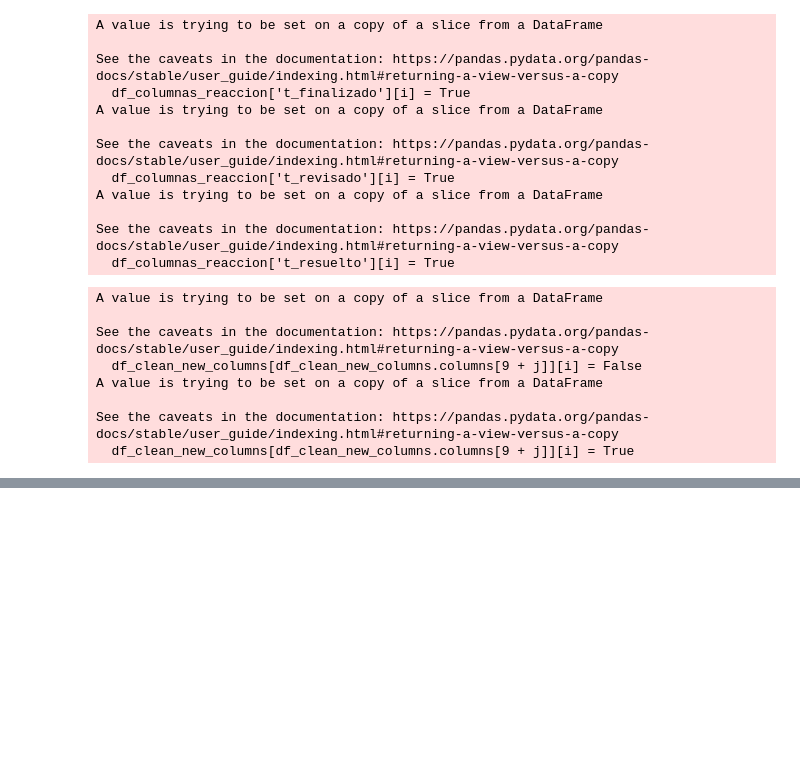
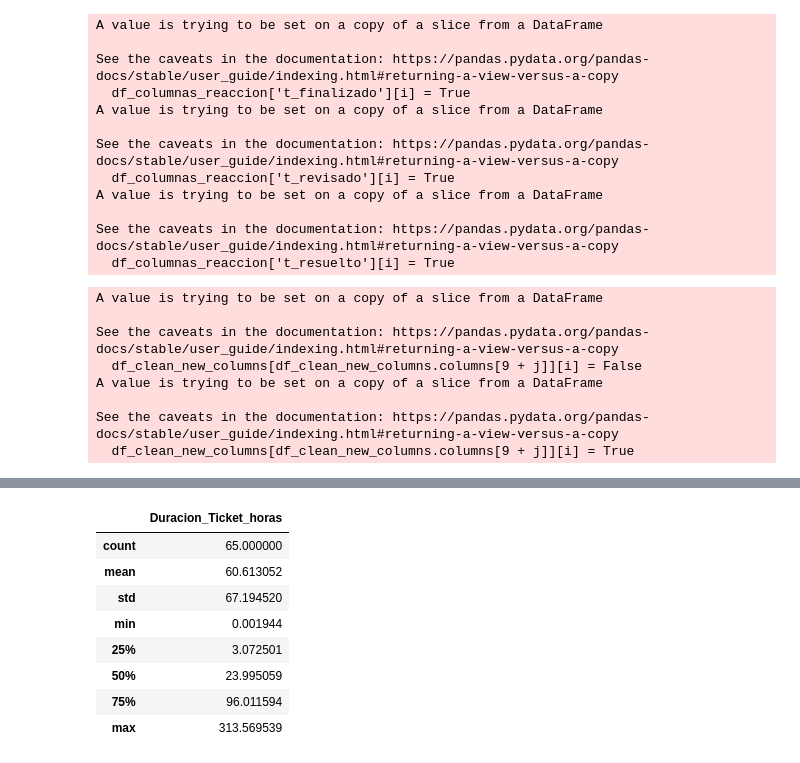
Before and after one commit to andresgs-ds/krino, a Jupyter notebook: Krino-Slack/Tratamiento_de_datos_json.ipynb, the cells around one changed output, grey strips where cells are left out. Cells and saved outputs as stored; diff of their text form; code cells hidden in the pictures; blank space fills up the shorter version.

```diff
--- a/Krino-Slack/Tratamiento_de_datos_json.ipynb
+++ b/Krino-Slack/Tratamiento_de_datos_json.ipynb
@@ -178,8 +180,8 @@ df_users = df_users.rename(columns = {'id': 'Owner'}, inplace=False)
 
 data_clean1 = pd.merge(df_users, df_clean_new_columns, on='Owner', how='outer')
 
-data_clean1 = data_final[data_final['name'].notna()]
-data_clean1 = data_clean[data_clean['latest_reply'] != ''].sort_values(['ts']).reset_index(drop=True)
+data_clean1 = data_clean1[data_clean1['name'].notna()]
+data_clean1 = data_clean1[data_clean1['latest_reply'] != ''].sort_values(['ts']).reset_index(drop=True)
 # %%
 data_clean1.head()
 # %% [output]
@@ -205,4 +207,5 @@ data_clean1.head()
 # Agregar nueva columna para encontrar el tiempo que estuvo abierto cada ticket.
 
 data_clean1['Duracion_Ticket_horas'] = (data_clean1.latest_reply - data_clean1.ts) / pd.Timedelta(hours=1)
-data_clean1.head()
+
+data_clean1 = data_clean1[['Owner','name','client_msg_id','text','ts','thread_ts','latest_reply','t_revisado','t_resuelto','t_finalizado','nuevo_req','ticket_ops','ticket_tech','urgente','Duracion_Ticket_horas']]
@@ -215,0 +247,12 @@ data_clean1.head()
+# %%
+data_clean1.describe()
+# %% [output]
+|  | Duracion_Ticket_horas |
+| count | 65.000000 |
+| mean | 60.613052 |
+| std | 67.194520 |
+| min | 0.001944 |
+| 25% | 3.072501 |
+| 50% | 23.995059 |
+| 75% | 96.011594 |
+| max | 313.569539 |
```
Also changed, not shown: parts of 7 cells of this notebook, 3 other files.
